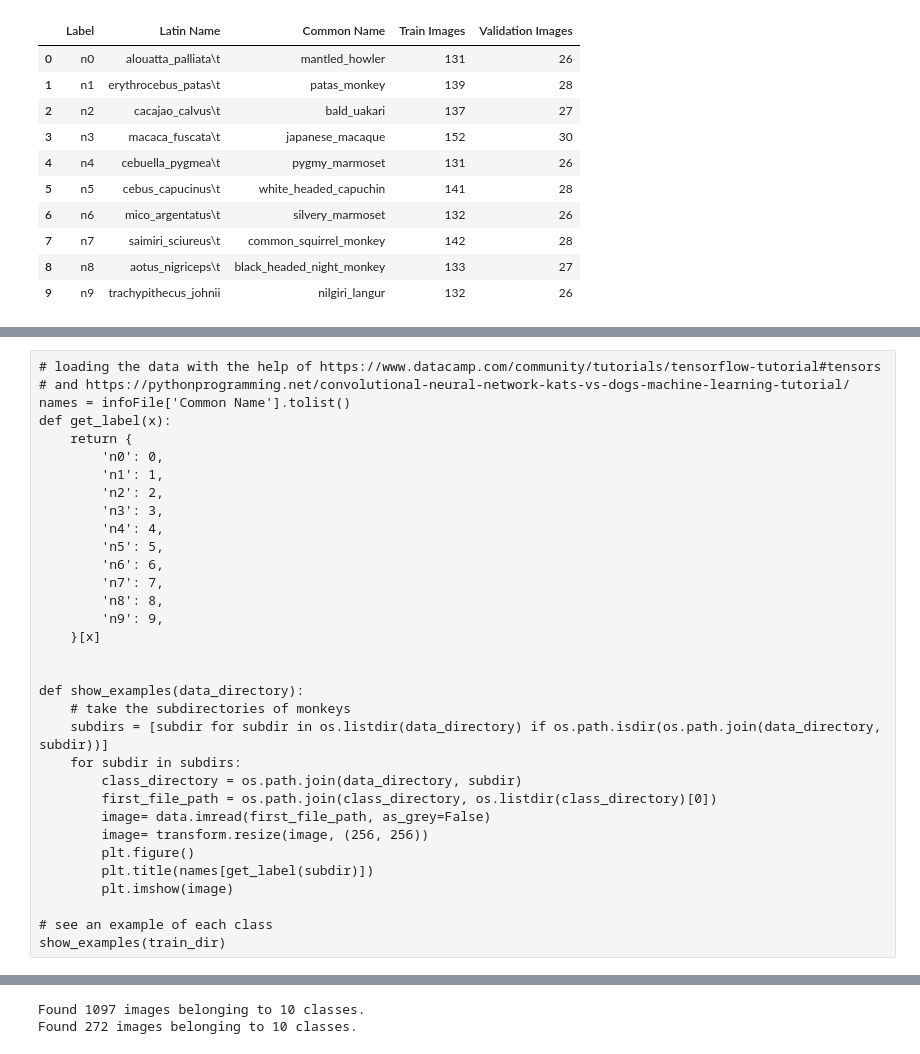
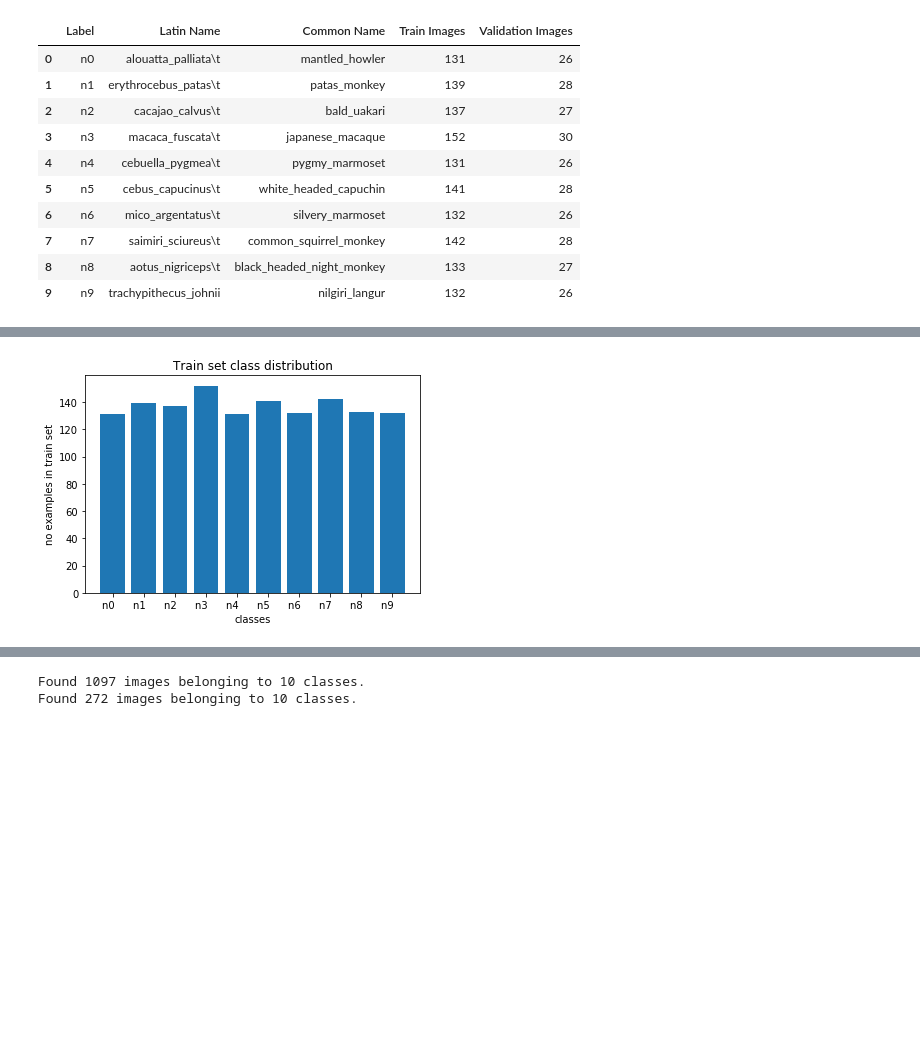
Before and after one commit to ancfaur/aiTry, a Jupyter notebook: monkeyRecognition.ipynb, the cells around one changed output, grey strips where cells are left out. Drawn from its saved outputs; the diff is of its cells as text; code cells hidden in the pictures; blank space fills up the shorter version.

```diff
--- a/monkeyRecognition.ipynb
+++ b/monkeyRecognition.ipynb
@@ -87,33 +77,12 @@ plt.show()
-# %% [raw]
-# loading the data with the help of https://www.datacamp.com/community/tutorials/tensorflow-tutorial#tensors
-# and https://pythonprogramming.net/convolutional-neural-network-kats-vs-dogs-machine-learning-tutorial/
-names = infoFile['Common Name'].tolist()
-def get_label(x):
-    return {
-        'n0': 0,
-        'n1': 1,
-        'n2': 2,
-        'n3': 3,
-        'n4': 4,
-        'n5': 5,
-        'n6': 6,
-        'n7': 7,
-        'n8': 8,
-        'n9': 9,
-    }[x]
-
-
-def show_examples(data_directory):
-    # take the subdirectories of monkeys
-    subdirs = [subdir for subdir in os.listdir(data_directory) if os.path.isdir(os.path.join(data_directory, subdir))]
-    for subdir in subdirs:
-        class_directory = os.path.join(data_directory, subdir)
-        first_file_path = os.path.join(class_directory, os.listdir(class_directory)[0])
-        image= data.imread(first_file_path, as_grey=False)
-        image= transform.resize(image, (256, 256))
-        plt.figure()
-        plt.title(names[get_label(subdir)])
-        plt.imshow(image)
-
-# see an example of each class
-show_examples(train_dir)
+# %%
+# make columns of a dataframe to list
+imagesTrain = infoFile['Train Images'].tolist()
+labels = infoFile['Label'].tolist()
+
+plt.bar(labels, imagesTrain)
+plt.xlabel('classes')
+plt.ylabel('no examples in train set')
+plt.title('Train set class distribution')
+plt.show()
+# %% [output]
+[figure, added]
```
Also changed, not shown: parts of 8 cells of this notebook.
